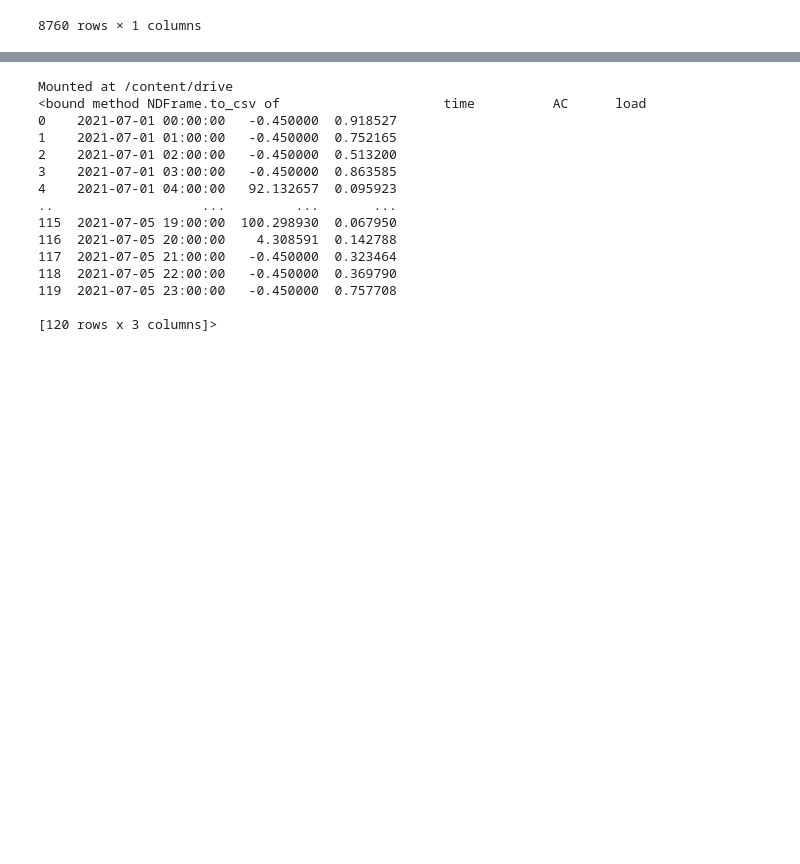
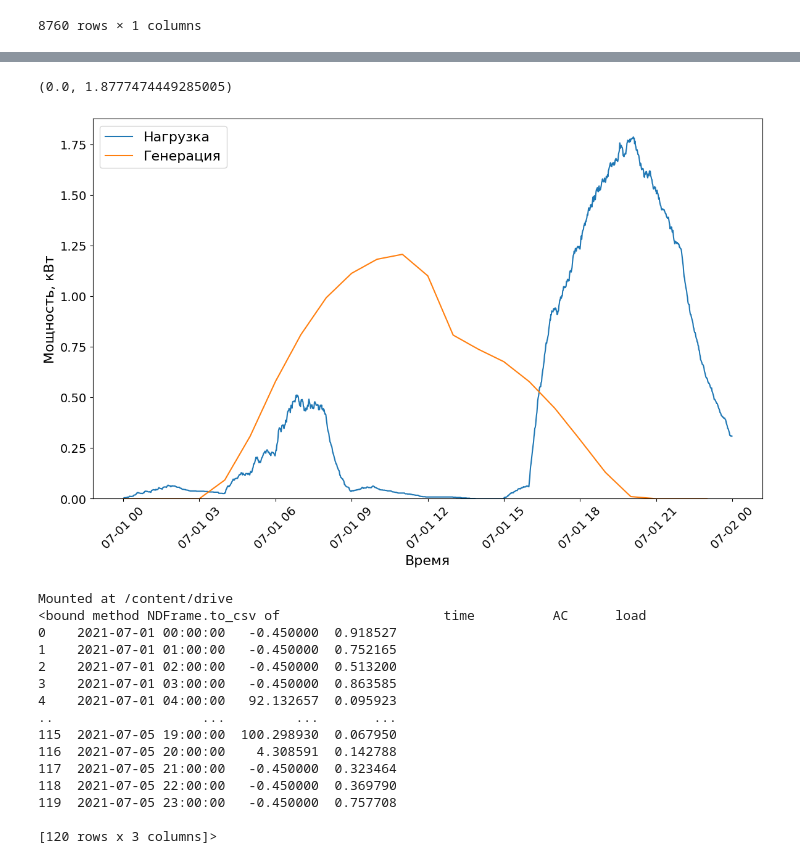
Before and after one commit to Shai670/Residential_consumption_modeling, a Jupyter notebook: Battery.ipynb, the cells around one changed output, grey strips where cells are left out. Cells and saved outputs as stored; diff of their text form; code cells hidden in the pictures; blank space fills up the shorter version.

```diff
--- a/Battery.ipynb
+++ b/Battery.ipynb
@@ -221,9 +221,3 @@ class battery:
      # self.SOC = self.capacity_fact / self.capacity * 100
 
      return Pbat
-# %%
-df = pd.merge(load, pv, left_index=True, right_index=True, how='outer').interpolate(method='polynomial', order=3).replace()
-df.loc[df['AC'] < 0, 'AC'] = 0
-
-plt.figure(figsize=(16,8))
-plt.plot(df['AC'].loc['2021-07-01' : '2021-07-05'])
@@ -232,0 +224,4 @@ plt.plot(df['AC'].loc['2021-07-01' : '2021-07-05'])
+# %%
+load = pd.DataFrame(index=pd.date_range(start='2021-07-01 00:00:00', freq='MIN', periods=len(df.mean(axis=0))))
+load['load'] = df.mean(axis=0)
+load
@@ -232,0 +242,5 @@ plt.plot(df['AC'].loc['2021-07-01' : '2021-07-05'])
+# %%
+dataset = pd.merge(load, pv, left_index=True, right_index=True, how='outer').dropna()
+dataset[dataset['AC'] < 0] = 0
+dataset['AC'] *= 1e-3
+dataset
@@ -233,3 +265,20 @@ plt.plot(df['AC'].loc['2021-07-01' : '2021-07-05'])
+# %%
+plt.figure(figsize=(14,8))
+
+plt.plot(load.loc['2021-07-01'], label='Нагрузка')
+plt.plot(dataset['AC'].loc['2021-07-01'], label='Генерация')
+
+plt.xlabel('Время', fontsize=16)
+plt.ylabel('Мощность, кВт', fontsize=16)
+plt.legend(fontsize=16)
+
+plt.xticks(fontsize=14, rotation=45)
+plt.yticks(fontsize=14)
+
+plt.ylim(bottom=0)
+# %% [output]
+(0.0, 1.8777474449285005)
+[figure, added]
 # %%
 from matplotlib import path
 from google.colab import drive
```
Also changed, not shown: parts of 6 cells of this notebook.
